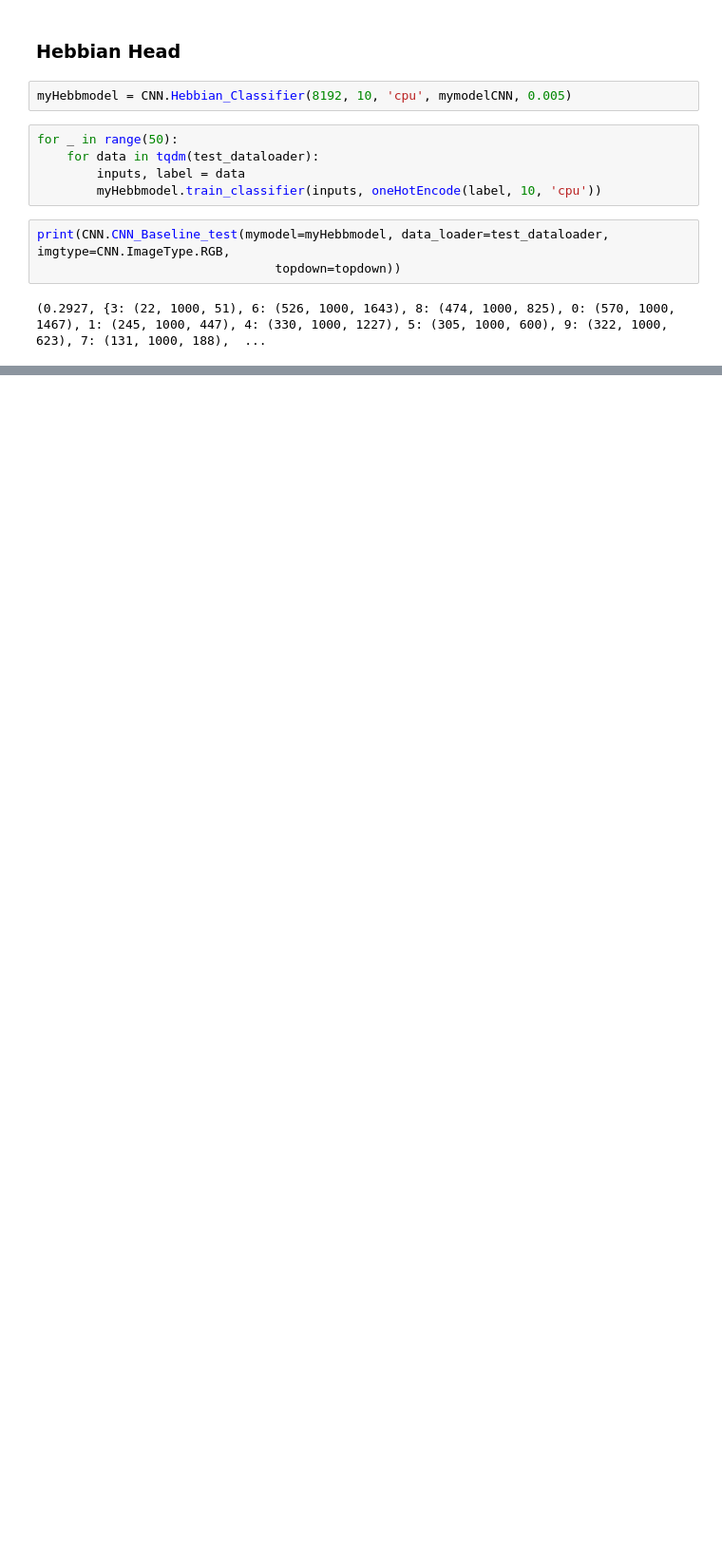
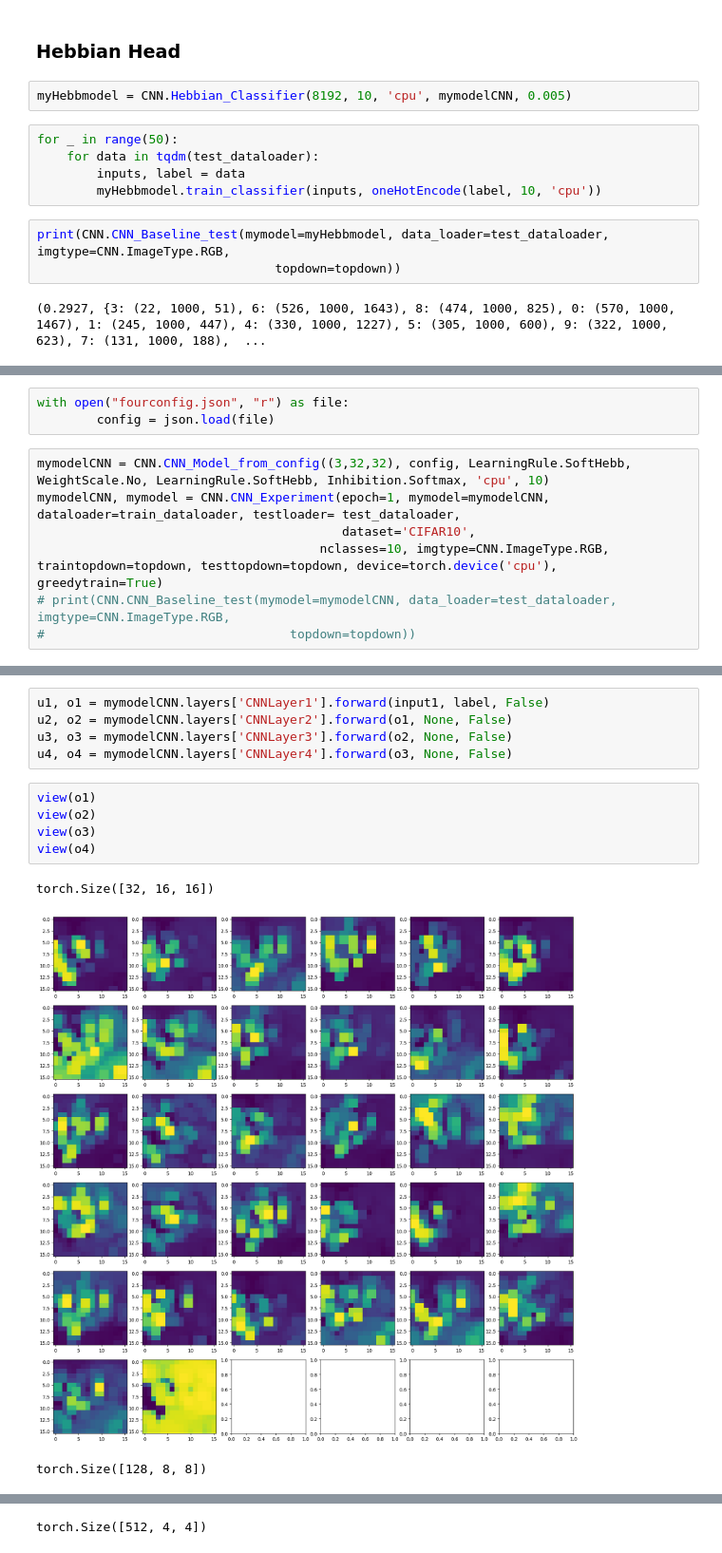
Before and after one commit to lshiyan/biological-deep-learning, a Jupyter notebook: new_test.ipynb, the cells around one changed output, grey strips where cells are left out. Shown at 95% size. Cells and saved outputs as stored; diff of their text form; blank space fills up the shorter version.

```diff
--- a/new_test.ipynb
+++ b/new_test.ipynb
@@ -120,0 +121,10 @@ print(CNN.CNN_Baseline_test(mymodel=myHebbmodel, data_loader=test_dataloader, im
+# %%
+with open("fourconfig.json", "r") as file:
+        config = json.load(file)
+# %%
+mymodelCNN = CNN.CNN_Model_from_config((3,32,32), config, LearningRule.SoftHebb, WeightScale.No, LearningRule.SoftHebb, Inhibition.Softmax, 'cpu', 10)
+mymodelCNN, mymodel = CNN.CNN_Experiment(epoch=1, mymodel=mymodelCNN, dataloader=train_dataloader, testloader= test_dataloader,
+                                         dataset='CIFAR10',
+                                      nclasses=10, imgtype=CNN.ImageType.RGB, traintopdown=topdown, testtopdown=topdown, device=torch.device('cpu'), greedytrain=True)
+# print(CNN.CNN_Baseline_test(mymodel=mymodelCNN, data_loader=test_dataloader, imgtype=CNN.ImageType.RGB,
+#                                 topdown=topdown))
@@ -120,0 +144,14 @@ print(CNN.CNN_Baseline_test(mymodel=myHebbmodel, data_loader=test_dataloader, im
+# %%
+u1, o1 = mymodelCNN.layers['CNNLayer1'].forward(input1, label, False)
+u2, o2 = mymodelCNN.layers['CNNLayer2'].forward(o1, None, False)
+u3, o3 = mymodelCNN.layers['CNNLayer3'].forward(o2, None, False)
+u4, o4 = mymodelCNN.layers['CNNLayer4'].forward(o3, None, False)
+# %%
+view(o1)
+view(o2)
+view(o3)
+view(o4)
+# %% [output]
+torch.Size([32, 16, 16])
+[figure, added]
+torch.Size([128, 8, 8])
@@ -120,0 +159 @@ print(CNN.CNN_Baseline_test(mymodel=myHebbmodel, data_loader=test_dataloader, im
+torch.Size([512, 4, 4])
```
Also changed, not shown: parts of 14 cells of this notebook, 3 other files.
